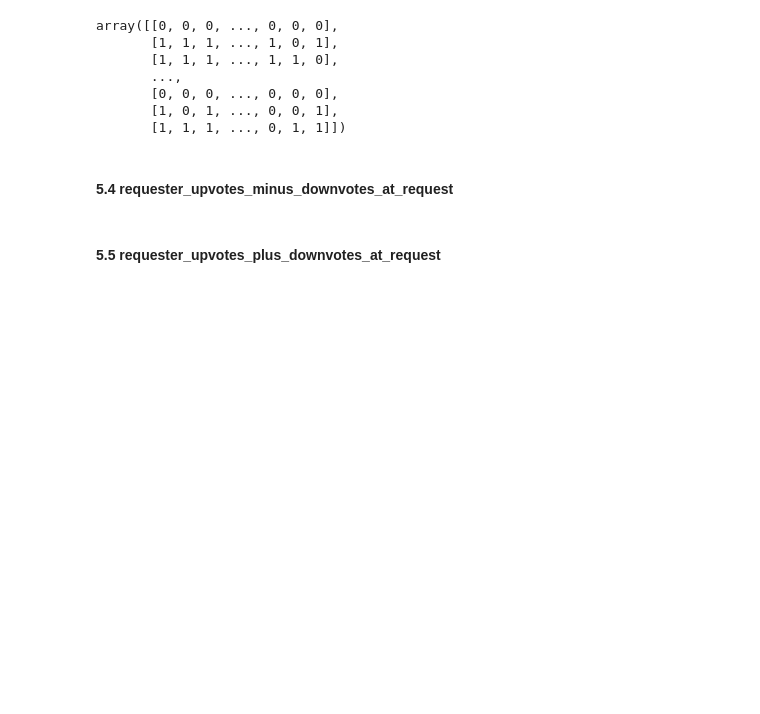
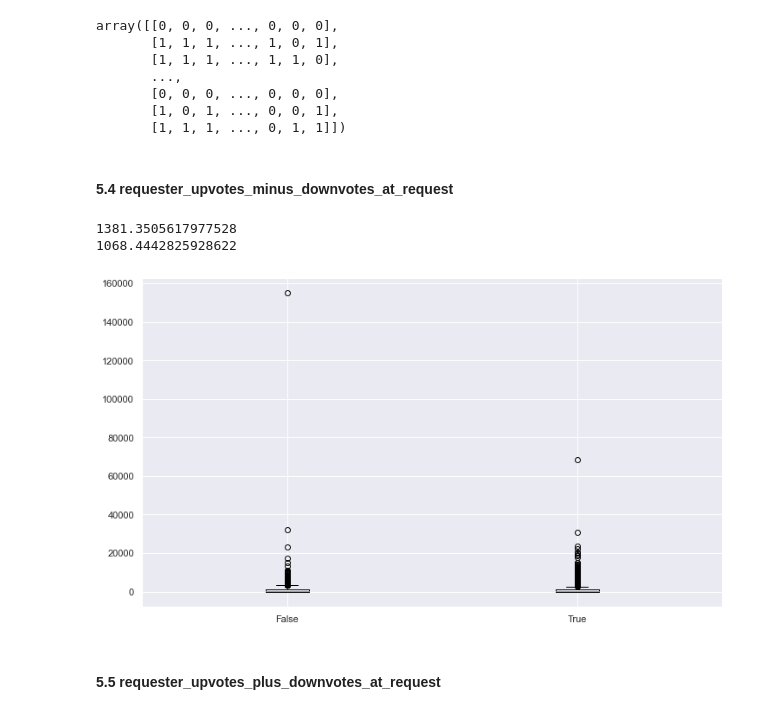
Before and after one commit to prakharm1/w207_project4, a Jupyter notebook: Baseline_Presentation.ipynb, the cells around one changed output. Drawn from its saved outputs; the diff is of its cells as text; code cells hidden in the pictures; blank space fills up the shorter version.

```diff
--- a/Baseline_Presentation.ipynb
+++ b/Baseline_Presentation.ipynb
@@ -471,2 +427,8 @@ print(len(requester_upvotes_minus_downvotes_at_request_0_removed_outliers))
+# %%
+boxplot_df(train, 'requester_upvotes_minus_downvotes_at_request', 'requester_received_pizza')
+# %% [output]
+1381.3505617977528
+1068.4442825928622
+[figure, added]
 # %% [markdown]
 #### 5.5 requester_upvotes_plus_downvotes_at_request
```
Also changed, not shown: parts of 49 cells of this notebook.
